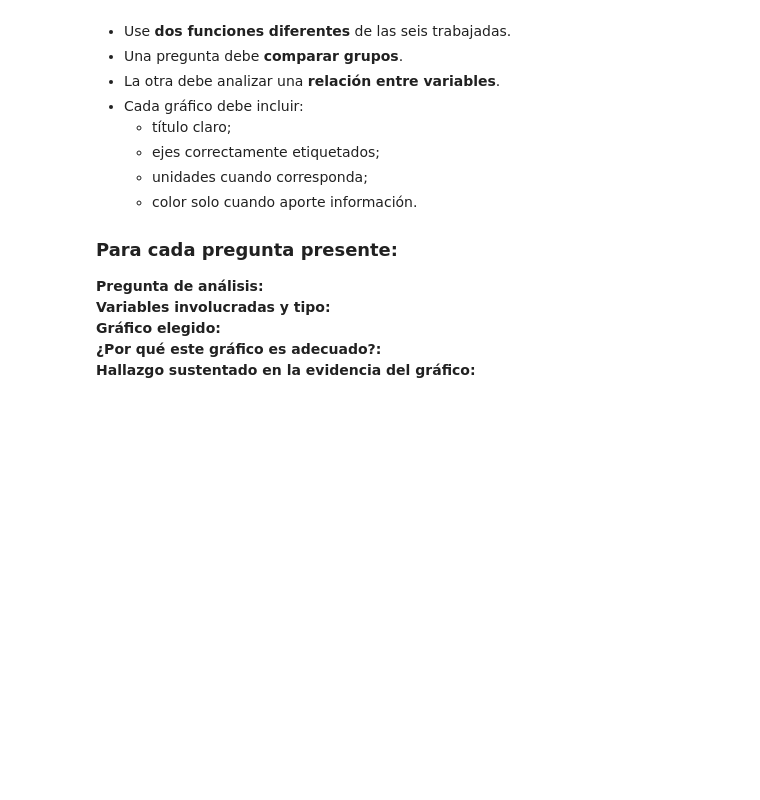
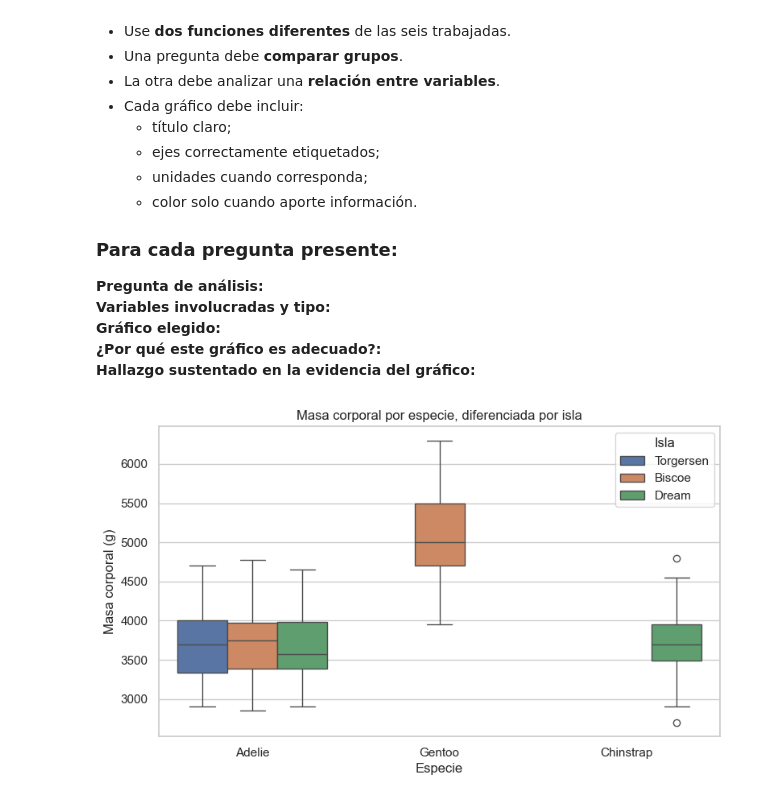
Before and after one commit to AAlvarezT/curso_dm_262, a Jupyter notebook: (DM)EDA_Seaborn.ipynb, the cells around one changed output. Cells and saved outputs as stored; diff of their text form; code cells hidden in the pictures; blank space fills up the shorter version.

Commit message:
Update: EDA de Clase actualizado con ambos gráficos a elección

```diff
--- a/(DM)EDA_Seaborn.ipynb
+++ b/(DM)EDA_Seaborn.ipynb
@@ -298,4 +362,14 @@ Identifique:
 **¿Por qué este gráfico es adecuado?:**
 **Hallazgo sustentado en la evidencia del gráfico:**
 # %%
-# Tarea — gráfico 1
+# Tarea — gráfico 1 (comparación de grupos)
+plt.figure(figsize=(9, 5))
+sns.boxplot(data=df, x="Especies", y="Peso_g", hue="Isla")
+
+plt.title("Masa corporal por especie, diferenciada por isla")
+plt.xlabel("Especie")
+plt.ylabel("Masa corporal (g)")
+plt.legend(title="Isla")
+plt.show()
+# %% [output]
+[figure, added]
```
Also changed, not shown: parts of 11 cells of this notebook.
